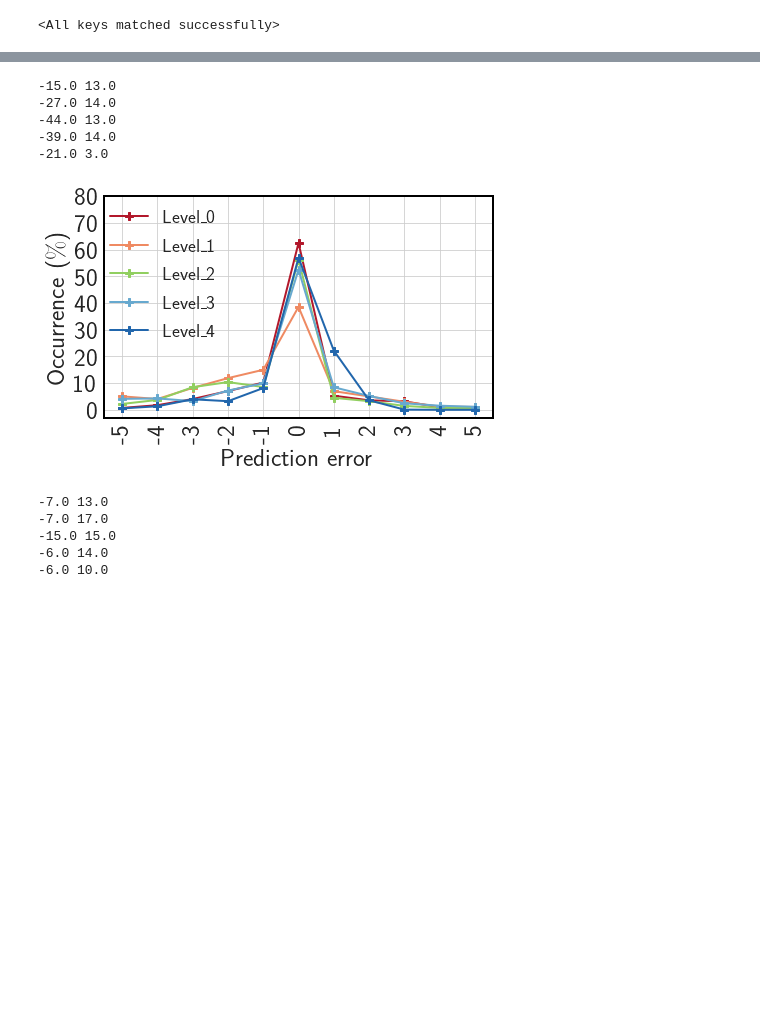
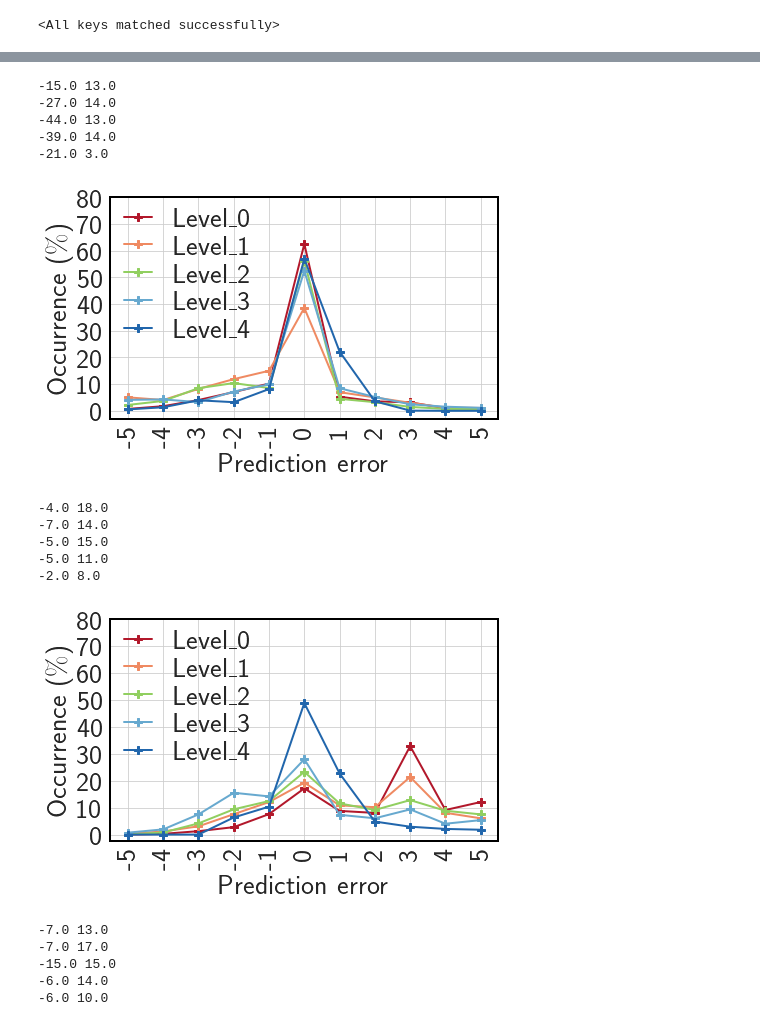
Before and after one commit to jw447/DNN_Mgard, a Jupyter notebook: notebook/_old/DNN_MGARD_old.ipynb, the cells around one changed output, grey strips where cells are left out. Cells and saved outputs as stored; diff of their text form; code cells hidden in the pictures; blank space fills up the shorter version.

```diff
--- a/notebook/_old/DNN_MGARD_old.ipynb
+++ b/notebook/_old/DNN_MGARD_old.ipynb
@@ -667,5 +649,6 @@ plt.savefig("WarpX_laser_Bx64_all_levels.pdf", bbox_inches="tight")
 # %%
-validate_var("expr_20220310/mgard_WarpX_laser128_Jx_0_512.csv", n0.to("cuda"), n1.to("cuda"), n2.to("cuda"), n3.to("cuda"), n4.to("cuda"))
+# validate_var("expr_20220310/mgard_WarpX_laser128_Jx_0_512.csv", n0.to("cuda"), n1.to("cuda"), n2.to("cuda"), n3.to("cuda"), n4.to("cuda"))
+validate_var("/Users/jonwang/Library/CloudStorage/GoogleDrive-jw447@njit.edu/My Drive/Colab Notebooks/HPDC22/expr_20220310/mgard_WarpX_laser128_Jx_0_512.csv", n0, n1, n2, n3, n4)
 plt.savefig("WarpX_laser_Jx128_all_levels.pdf", bbox_inches="tight")
 # %% [output]
 -15.0 13.0
@@ -673,7 +656,18 @@ plt.savefig("WarpX_laser_Jx128_all_levels.pdf", bbox_inches="tight")
 -44.0 13.0
 -39.0 14.0
 -21.0 3.0
-[figure, old version]
+[figure, new version]
+# %%
+# validate_var("expr_20220310/mgard_WarpX_laser128_Jx_0_512.csv", n0.to("cuda"), n1.to("cuda"), n2.to("cuda"), n3.to("cuda"), n4.to("cuda"))
+validate_var("/Users/jonwang/Library/CloudStorage/GoogleDrive-jw447@njit.edu/My Drive/Colab Notebooks/HPDC22/expr_20220310/mgard_WarpX_laser256_Jx_0_128.csv", n0, n1, n2, n3, n4)
+plt.savefig("WarpX_laser_Jx256_all_levels.pdf", bbox_inches="tight")
+# %% [output]
+-4.0 18.0
+-7.0 14.0
+-5.0 15.0
+-5.0 11.0
+-2.0 8.0
+[figure, added]
 # %%
 validate_var("expr_20220310/mgard_WarpX_laser128_Ex_0_512.csv", net0.to("cuda"), net1.to("cuda"), net2.to("cuda"), net3.to("cuda"), net4.to("cuda"))
 plt.savefig("grayscott_dv_all_levels.pdf", bbox_inches="tight")
```
Also changed, not shown: parts of 11 cells of this notebook, 8 other files.
